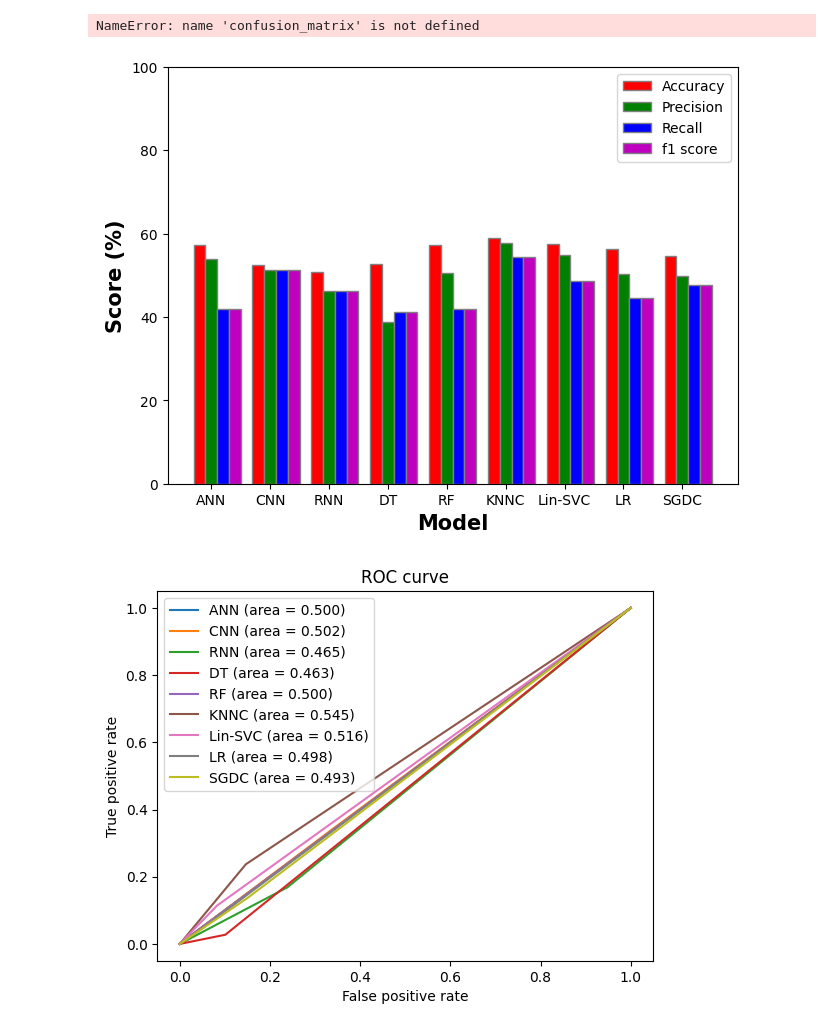
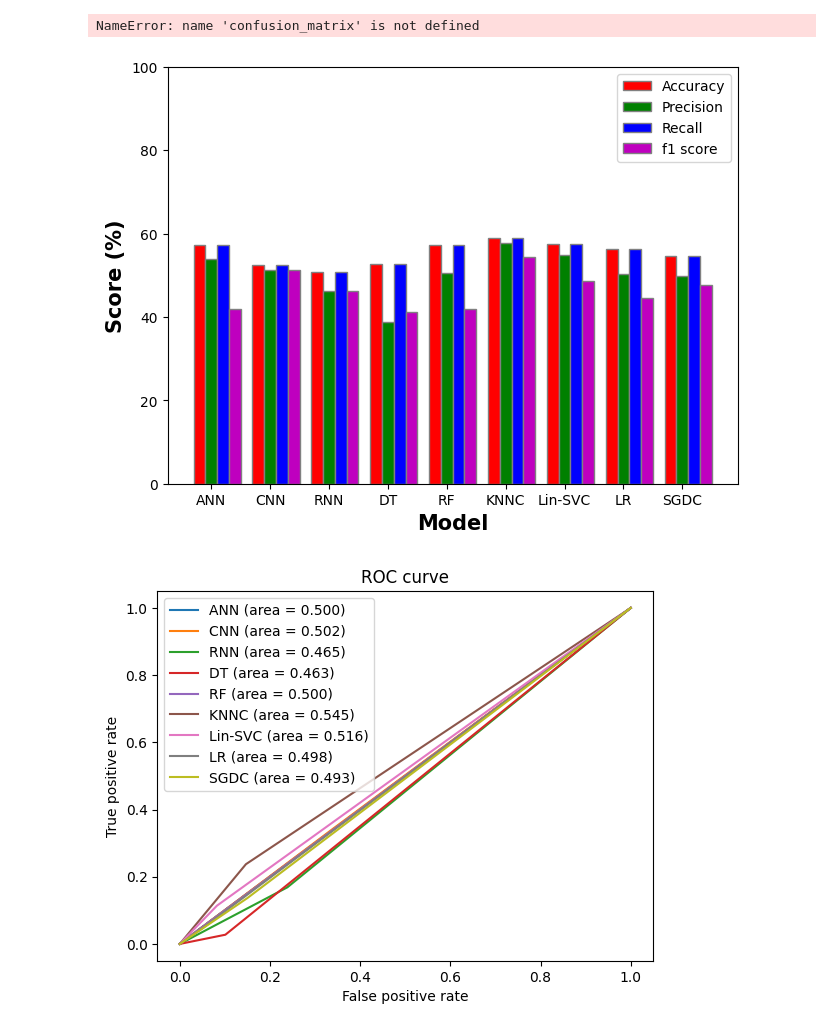
Before and after one commit to artiV4/Network-Attack-Detection, a Jupyter notebook: networkAttackClassification.ipynb, the cells around one changed output. Saved outputs shown, nothing was run; the diff lists cells and outputs as text; code cells hidden in the pictures.

Commit message:
figure correction

```diff
--- a/networkAttackClassification.ipynb
+++ b/networkAttackClassification.ipynb
@@ -156,27 +156,27 @@ test_sets = df_sets[int(len(df_sets)*.8):]
 #=====Extract Data=====
 
 # === PerFlow ===
-# X_columns = [
-#     'flow_duration', 'Header_Length', 'Protocol Type', 'Duration',
-#        'Rate', 'Srate', 'Drate', 'fin_flag_number', 'syn_flag_number',
-#        'rst_flag_number', 'psh_flag_number', 'ack_flag_number',
-#        'ece_flag_number', 'cwr_flag_number', 'ack_count',
-#        'syn_count', 'fin_count', 'urg_count', 'rst_count',
-#     'HTTP', 'HTTPS', 'DNS', 'Telnet', 'SMTP', 'SSH', 'IRC', 'TCP',
-#        'UDP', 'DHCP', 'ARP', 'ICMP', 'IPv', 'LLC', 'Tot sum', 'Min',
-#        'Max', 'AVG', 'Std', 'Tot size', 'IAT', 'Number', 'Magnitue',
-#        'Radius', 'Covariance', 'Variance', 'Weight',
-# ] #columns 0-45
+X_columns = [
+    'flow_duration', 'Header_Length', 'Protocol Type', 'Duration',
+       'Rate', 'Srate', 'Drate', 'fin_flag_number', 'syn_flag_number',
+       'rst_flag_number', 'psh_flag_number', 'ack_flag_number',
+       'ece_flag_number', 'cwr_flag_number', 'ack_count',
+       'syn_count', 'fin_count', 'urg_count', 'rst_count',
+    'HTTP', 'HTTPS', 'DNS', 'Telnet', 'SMTP', 'SSH', 'IRC', 'TCP',
+       'UDP', 'DHCP', 'ARP', 'ICMP', 'IPv', 'LLC', 'Tot sum', 'Min',
+       'Max', 'AVG', 'Std', 'Tot size', 'IAT', 'Number', 'Magnitue',
+       'Radius', 'Covariance', 'Variance', 'Weight',
+] #columns 0-45
 
 # === PerPacket ===
-X_columns = [
-    'Header_Length', 'Protocol Type', 'Duration',
-        'fin_flag_number', 'syn_flag_number',
-       'rst_flag_number', 'psh_flag_number', 'ack_flag_number',
-       'ece_flag_number', 'cwr_flag_number',
-    'HTTP', 'HTTPS', 'DNS', 'Telnet', 'SMTP', 'SSH', 'IRC', 'TCP',
-       'UDP', 'DHCP', 'ARP', 'ICMP', 'IPv', 'LLC',
-] #columns 0-45
+# X_columns = [
+#     'Header_Length', 'Protocol Type', 'Duration',
+#         'fin_flag_number', 'syn_flag_number',
+#        'rst_flag_number', 'psh_flag_number', 'ack_flag_number',
+#        'ece_flag_number', 'cwr_flag_number',
+#     'HTTP', 'HTTPS', 'DNS', 'Telnet', 'SMTP', 'SSH', 'IRC', 'TCP',
+#        'UDP', 'DHCP', 'ARP', 'ICMP', 'IPv', 'LLC',
+# ] #columns 0-45
 
 
 
@@ -1815,34 +1817,34 @@ NameError: name 'confusion_matrix' is not defined
 # %%
 width = 0.2  # the width of the bars
 multiplier = 0
 
 br1 = np.arange(len(names))
 br2 = [i + width for i in br1]
 br3 = [i + width for i in br2]
 br4 = [i + width for i in br3]
 
 fig, ax = plt.subplots(layout="constrained")
 
 
 plt.bar(br1, accuracies, color ='r', width = width,
         edgecolor ='grey', label ='Accuracy')
 plt.bar(br2, precisions, color ='g', width = width,
         edgecolor ='grey', label ='Precision')
-plt.bar(br3, f1s, color ='b', width = width,
+plt.bar(br3, recalls, color ='b', width = width,
         edgecolor ='grey', label ='Recall')
 plt.bar(br4, f1s, color ='m', width = width,
         edgecolor ='grey', label ='f1 score')
 
 plt.xlabel('Model', fontweight ='bold', fontsize = 15)
 plt.ylabel('Score (%)', fontweight ='bold', fontsize = 15)
 plt.xticks([r + width for r in range(len(names))],
         names)
 ax.set_ylim(0, 100)
 plt.legend()
 plt.savefig(fname='outputs/PerFlowBarPlotEncrypted1.png')
 plt.show()
 # %% [output]
-[figure, old version]
+[figure, new version]
 # %%
 from sklearn.metrics import auc
 plt.figure(1)
```
Also changed, not shown: parts of 1 cell of this notebook, 4 other files.
